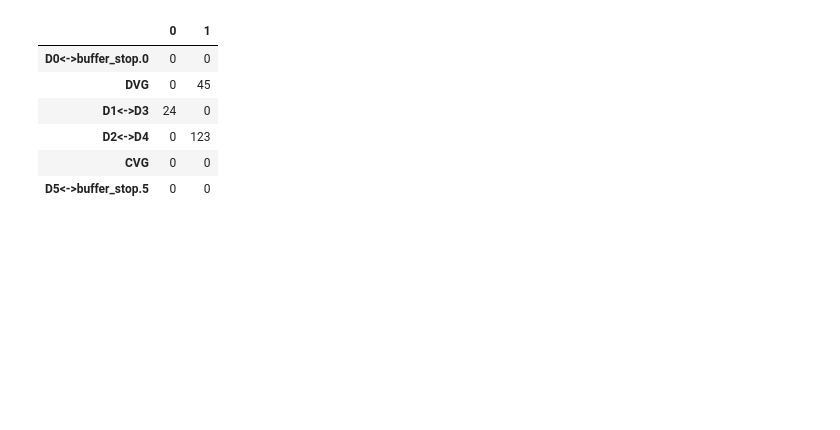
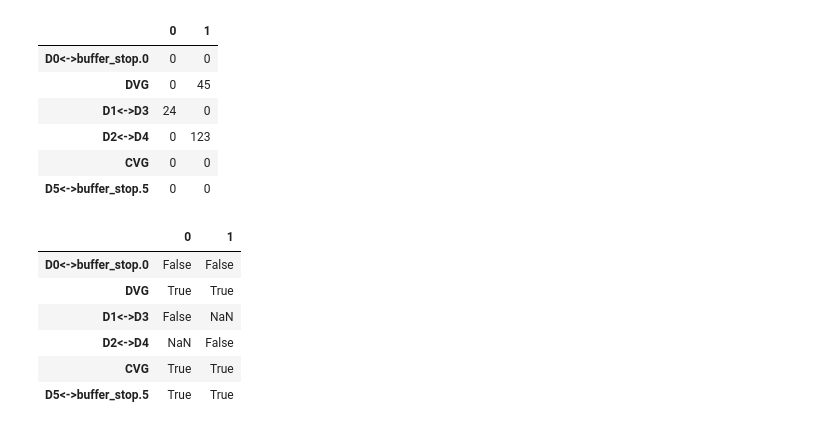
Before and after one commit to y-plus/pyOSRD, a Jupyter notebook: notebooks_explo/use_case.ipynb, the cells around one changed output. Cells and saved outputs as stored; diff of their text form; code cells hidden in the pictures; blank space fills up the shorter version.

```diff
--- a/notebooks_explo/use_case.ipynb
+++ b/notebooks_explo/use_case.ipynb
@@ -115,6 +108,13 @@ def zone_from_train_and_station(self: OSRD, train: int, station: str) -> str|Non
 # %%
-def step_weights_df(sim: OSRD) -> pd.DataFrame:
-    return step_is_a_station(sim).astype(int)
+def zone_from_train_and_station(self: OSRD, train: int, station: str) -> str|None:
+    return next((
+        key
+        for key, value in self.stop_positions[train].items()
+        if 'id' in value and value['id']==station
+    ), None)
+
+def step_weights_df(self: OSRD) -> pd.DataFrame:
+    return step_is_a_station(self).astype(int)
 
 @pd.api.extensions.register_dataframe_accessor("set_weight")
 class Weights:
@@ -157,3 +157,13 @@ w
 | D2<->D4 | 0 | 123 |
 | CVG | 0 | 0 |
 | D5<->buffer_stop.5 | 0 | 0 |
+# %%
+step_has_fixed_duration(sim)
+# %% [output]
+|  | 0 | 1 |
+| D0<->buffer_stop.0 | False | False |
+| DVG | True | True |
+| D1<->D3 | False | NaN |
+| D2<->D4 | NaN | False |
+| CVG | True | True |
+| D5<->buffer_stop.5 | True | True |
```
Also changed, not shown: parts of 3 cells of this notebook, 1 other file.
